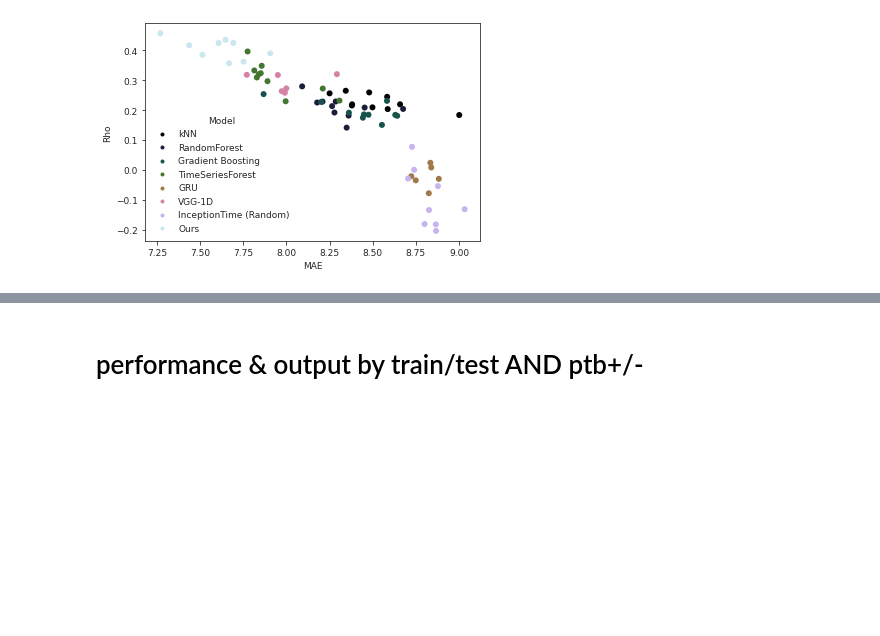
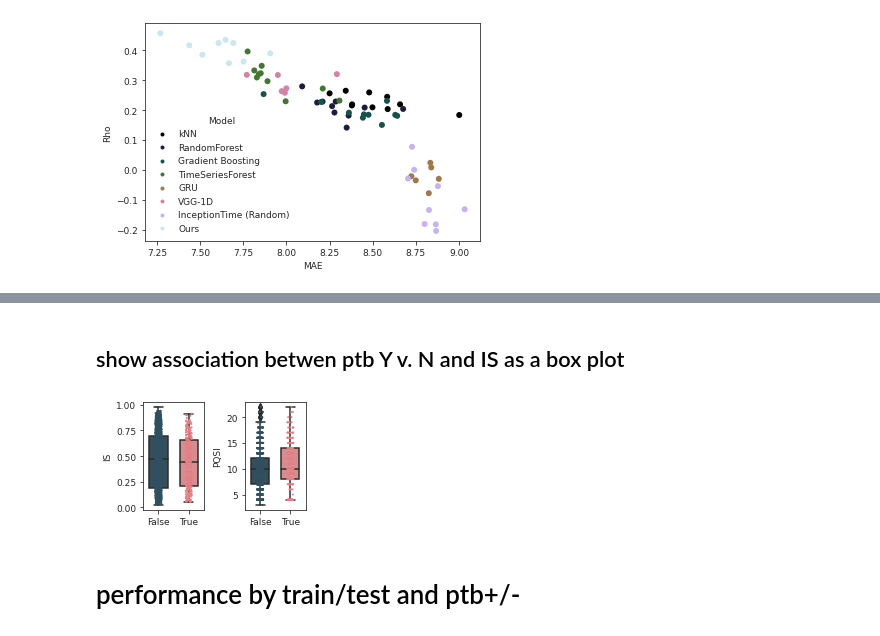
Before and after one commit to nealgravindra/wearables, a Jupyter notebook: notebooks/modelcmp_collect_csvs_v52.ipynb, the cells around one changed output, grey strips where cells are left out. Cells and saved outputs as stored; diff of their text form; code cells hidden in the pictures; blank space fills up the shorter version.

```diff
--- a/notebooks/modelcmp_collect_csvs_v52.ipynb
+++ b/notebooks/modelcmp_collect_csvs_v52.ipynb
@@ -317,5 +416,27 @@ sns.scatterplot(x='MAE', y='Rho', hue='Model', data=results, palette=model_cmap,
+# %% [markdown]
+## show association betwen ptb Y v. N and IS as a box plot
+# %%
+savefigs = True
+# %%
+fig, ax = plt.subplots(1, 2, figsize=(3,2))
+ptb_cmap = {False: '#2F5061', True: '#E57F84'}
+# IS, since not sig (see table 1)
+sns.boxplot(x='Pre-term birth', y='IS', width=0.6, data=md, palette=ptb_cmap, ax=ax[0])
+sns.stripplot(x='Pre-term birth', y='IS', hue='Pre-term birth', data=md, palette=ptb_cmap, s=2, ax=ax[0], rasterized=True)
+# PQSI, since sig (see table 1)
+sns.boxplot(x='Pre-term birth', y='PQSI', width=0.6, data=md, palette=ptb_cmap, ax=ax[1])
+sns.stripplot(x='Pre-term birth', y='PQSI', hue='Pre-term birth', data=md, palette=ptb_cmap, s=2, ax=ax[1], rasterized=True)
+for subax in ax:
+    subax.set_xlabel('')
+    subax.legend().set_visible(False)
+fig.tight_layout()
+
+if savefigs:
+    fig.savefig(os.path.join(pfp, 'boxplot_all_pqsi_is_v_ptbyn.pdf'), bbox_inches='tight', dpi=600)
+# %% [output]
+[figure, added]
 # %% [markdown]
-# performance & output by train/test AND ptb+/-
+# performance by train/test and ptb+/-
 # %%
 mfp = '/home/ngrav/project/wearables/model_zoo'
 bst_modelpkl = os.path.join(mfp, '213-itv52_InceptionTime_GA5.pkl')
```
Also changed, not shown: parts of 36 cells of this notebook, 3 other files.
